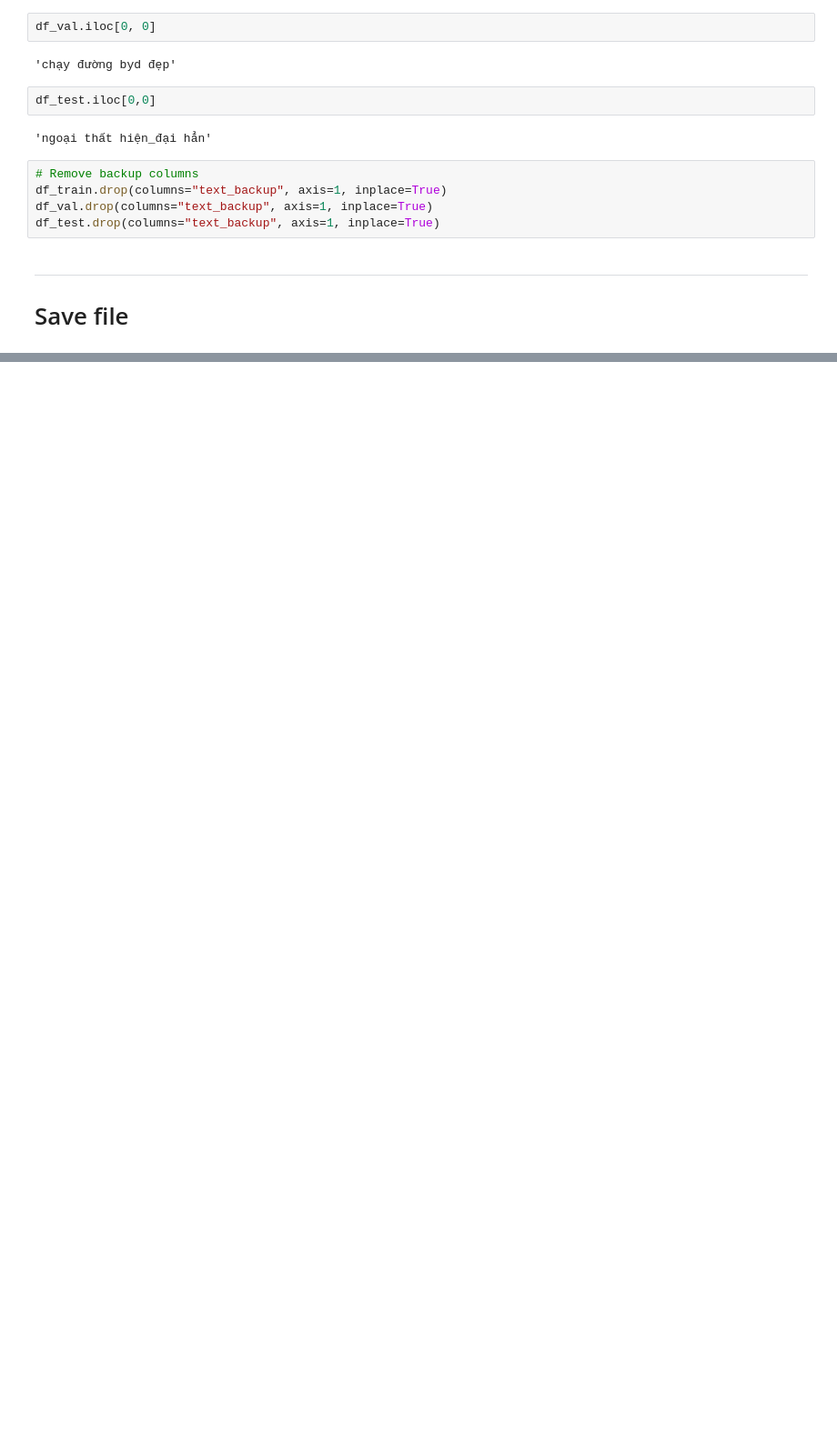
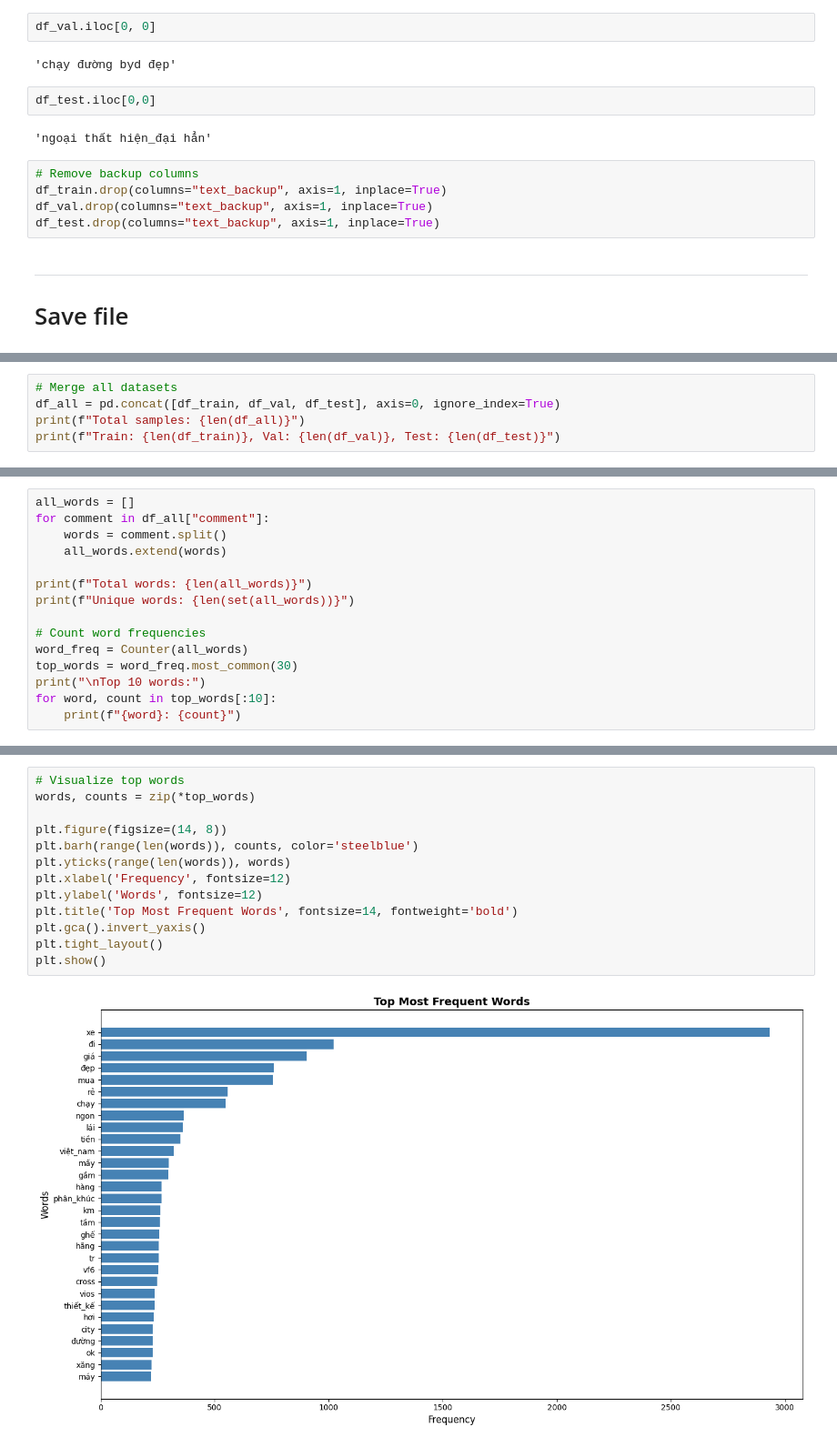
Before and after one commit to Avcuongy/nlp-project, a Jupyter notebook: notebooks/2_preprocessing.ipynb, the cells around one changed output, grey strips where cells are left out. Shown at 91% size. Drawn from its saved outputs; the diff is of its cells as text; blank space fills up the shorter version.

```diff
--- a/notebooks/2_preprocessing.ipynb
+++ b/notebooks/2_preprocessing.ipynb
@@ -137,0 +144,5 @@ df_test.to_csv("../data/processed/test.csv", index=False)
+# %%
+# Merge all datasets
+df_all = pd.concat([df_train, df_val, df_test], axis=0, ignore_index=True)
+print(f"Total samples: {len(df_all)}")
+print(f"Train: {len(df_train)}, Val: {len(df_val)}, Test: {len(df_test)}")
@@ -137,0 +158,15 @@ df_test.to_csv("../data/processed/test.csv", index=False)
+# %%
+all_words = []
+for comment in df_all["comment"]:
+    words = comment.split()
+    all_words.extend(words)
+
+print(f"Total words: {len(all_words)}")
+print(f"Unique words: {len(set(all_words))}")
+
+# Count word frequencies
+word_freq = Counter(all_words)
+top_words = word_freq.most_common(30)
+print("\nTop 10 words:")
+for word, count in top_words[:10]:
+    print(f"{word}: {count}")
@@ -137,0 +188,15 @@ df_test.to_csv("../data/processed/test.csv", index=False)
+# %%
+# Visualize top words
+words, counts = zip(*top_words)
+
+plt.figure(figsize=(14, 8))
+plt.barh(range(len(words)), counts, color='steelblue')
+plt.yticks(range(len(words)), words)
+plt.xlabel('Frequency', fontsize=12)
+plt.ylabel('Words', fontsize=12)
+plt.title('Top Most Frequent Words', fontsize=14, fontweight='bold')
+plt.gca().invert_yaxis()
+plt.tight_layout()
+plt.show()
+# %% [output]
+[figure, added]
```
Also changed, not shown: parts of 5 cells of this notebook, 10 other files.
